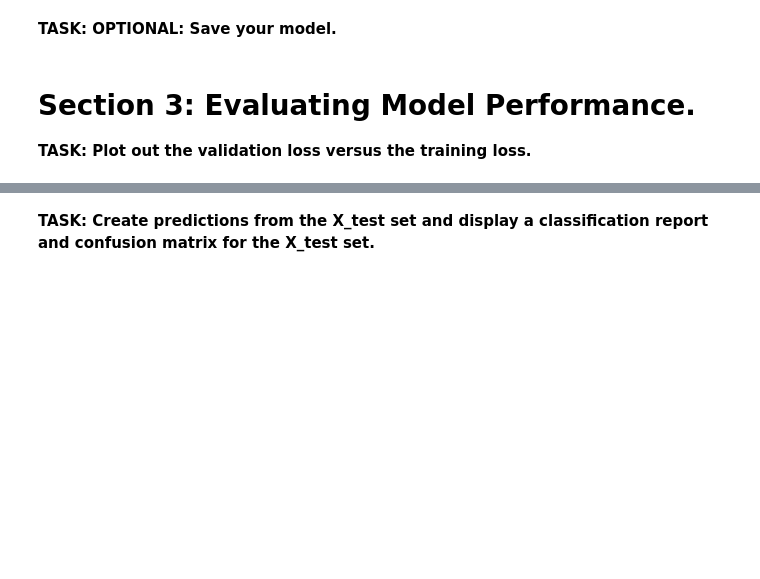
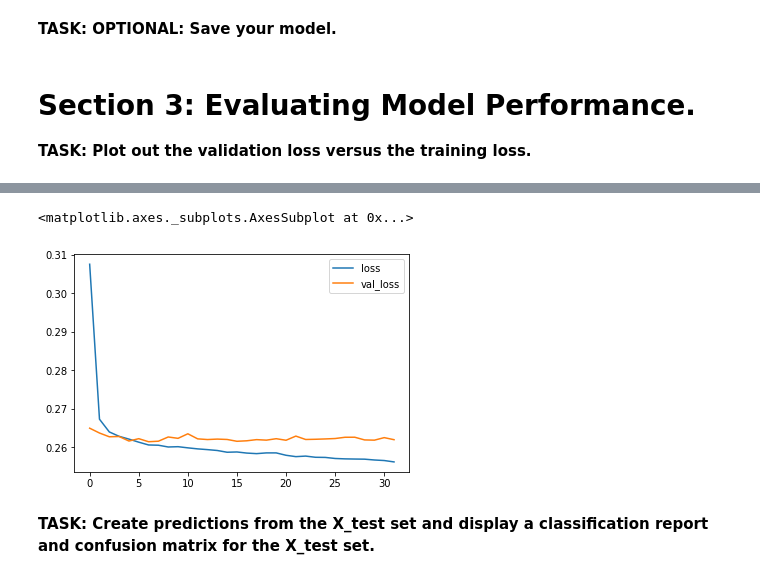
Before and after one commit to Ali-Asgar-Lakdawala/Tensorflow-2-and-Keras-Deep-Learning, a Jupyter notebook: 03_Keras_Project_Exercise.ipynb, the cells around one changed output, grey strips where cells are left out. Saved outputs shown, nothing was run; the diff lists cells and outputs as text; code cells hidden in the pictures; blank space fills up the shorter version.

```diff
--- a/03_Keras_Project_Exercise.ipynb
+++ b/03_Keras_Project_Exercise.ipynb
@@ -953,2 +1050,19 @@ model = Sequential()
+# %%
+
+model = Sequential()
+
+model.add(Dense(82,activation='relu'))
+model.add(Dropout(0.2))
+model.add(Dense(41,activation='relu'))
+model.add(Dropout(0.2))
+model.add(Dense(20,activation='relu'))
+model.add(Dropout(0.2))
+model.add(Dense(10,activation='relu'))
+model.add(Dropout(0.2))
+
+model.add(Dense(1,activation='sigmoid'))
+# Remember to compile()
+
+model.compile(loss='binary_crossentropy',optimizer='adam')
 # %% [markdown]
 **TASK: Fit the model to the training data for at least 25 epochs. Also add in the validation data for later plotting. Optional: add in a batch_size of 256.**
@@ -976,0 +1069,5 @@ Epoch 25/25
+# %%
+early_stop=EarlyStopping(monitor='val_loss',verbose=1,patience=25)
+# %%
+
+model.fit(X_train,y_train,validation_data=(X_test, y_test),epochs=250,batch_size=256,callbacks=[early_stop])
@@ -991,2 +1101,9 @@ Epoch 25/25
+# %%
+losses = pd.DataFrame(model.history.history)
+# %%
+losses[['loss','val_loss']].plot()
+# %% [output]
+<matplotlib.axes._subplots.AxesSubplot at 0x...>
+[figure, added]
 # %% [markdown]
 **TASK: Create predictions from the X_test set and display a classification report and confusion matrix for the X_test set.**
```
Also changed, not shown: parts of 152 cells of this notebook.
